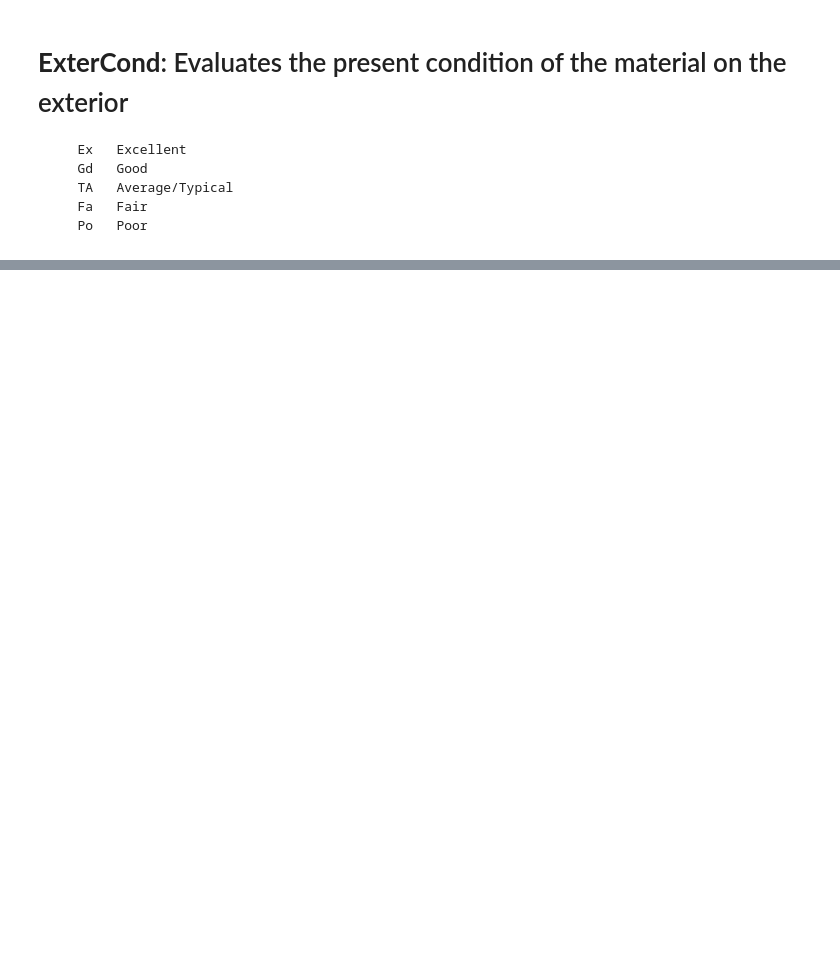
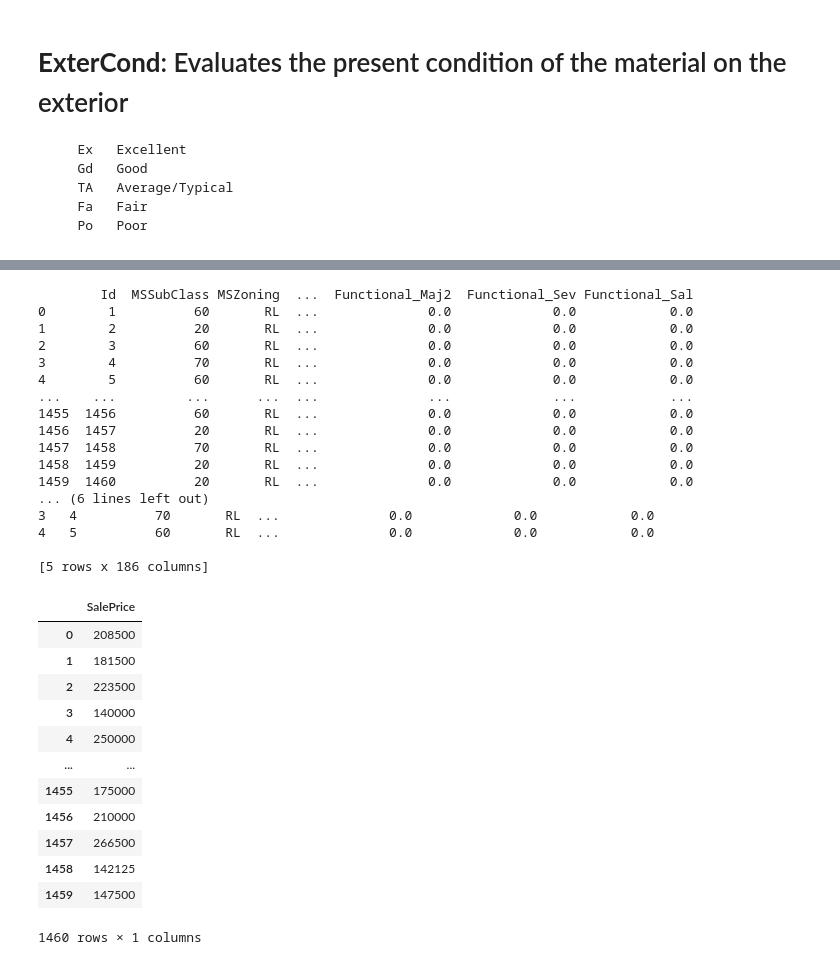
Before and after one commit to sipocz/Colab, a Jupyter notebook: Ames_house_pricing_analysis_step_2.ipynb, the cells around one changed output, grey strips where cells are left out. Drawn from its saved outputs; the diff is of its cells as text; code cells hidden in the pictures; blank space fills up the shorter version.

```diff
--- a/Ames_house_pricing_analysis_step_2.ipynb
+++ b/Ames_house_pricing_analysis_step_2.ipynb
@@ -391,0 +418,3 @@ df["KitchenQual"]=pd.to_numeric(df["KitchenQual"])
+# %%
+l1=list(cordl["SalePrice"].index)
+print(l1)
@@ -391,0 +423,6 @@ df["KitchenQual"]=pd.to_numeric(df["KitchenQual"])
+# %%
+l2=list(cords["SalePrice"].index)
+nlarge=list((l1+l2[1:]))
+
+print(nlarge)
+print(len(nlarge))
@@ -391,0 +432,18 @@ df["KitchenQual"]=pd.to_numeric(df["KitchenQual"])
+# %%
+df_minimal=df[nlarge]
+
+#df=(df_minimal-df_minimal.min())/(df_minimal.max()-df_minimal.min())
+
+df.replace(-np.inf,np.nan)
+df.replace(np.inf,np.nan)
+df.dropna()
+
+
+X=df[nlarge[1:]]
+#X=X.values.astype(np.float)
+print(X.columns)
+print(type(X))
+Y=df[nlarge[0:1]]
+
+print(Y.columns)
+print(type(Y))
@@ -391,0 +481,39 @@ df["KitchenQual"]=pd.to_numeric(df["KitchenQual"])
+# %%
+print(df)
+
+sns.set()
+print(df.head())
+#sns.pairplot(df[nlarge[0:15]])
+#plt.show()
+Y
+# %% [output]
+        Id  MSSubClass MSZoning  ...  Functional_Maj2  Functional_Sev Functional_Sal
+0        1          60       RL  ...              0.0             0.0            0.0
+1        2          20       RL  ...              0.0             0.0            0.0
+2        3          60       RL  ...              0.0             0.0            0.0
+3        4          70       RL  ...              0.0             0.0            0.0
+4        5          60       RL  ...              0.0             0.0            0.0
+...    ...         ...      ...  ...              ...             ...            ...
+1455  1456          60       RL  ...              0.0             0.0            0.0
+1456  1457          20       RL  ...              0.0             0.0            0.0
+1457  1458          70       RL  ...              0.0             0.0            0.0
+1458  1459          20       RL  ...              0.0             0.0            0.0
+1459  1460          20       RL  ...              0.0             0.0            0.0
+... (6 lines left out)
+3   4          70       RL  ...              0.0             0.0            0.0
+4   5          60       RL  ...              0.0             0.0            0.0
+
+[5 rows x 186 columns]
+|  | SalePrice |
+| 0 | 208500 |
+| 1 | 181500 |
+| 2 | 223500 |
+| 3 | 140000 |
+| 4 | 250000 |
+| ... | ... |
+| 1455 | 175000 |
+| 1456 | 210000 |
+| 1457 | 266500 |
+| 1458 | 142125 |
+| 1459 | 147500 |
+1460 rows × 1 columns
```
Also changed, not shown: parts of 36 cells of this notebook.
